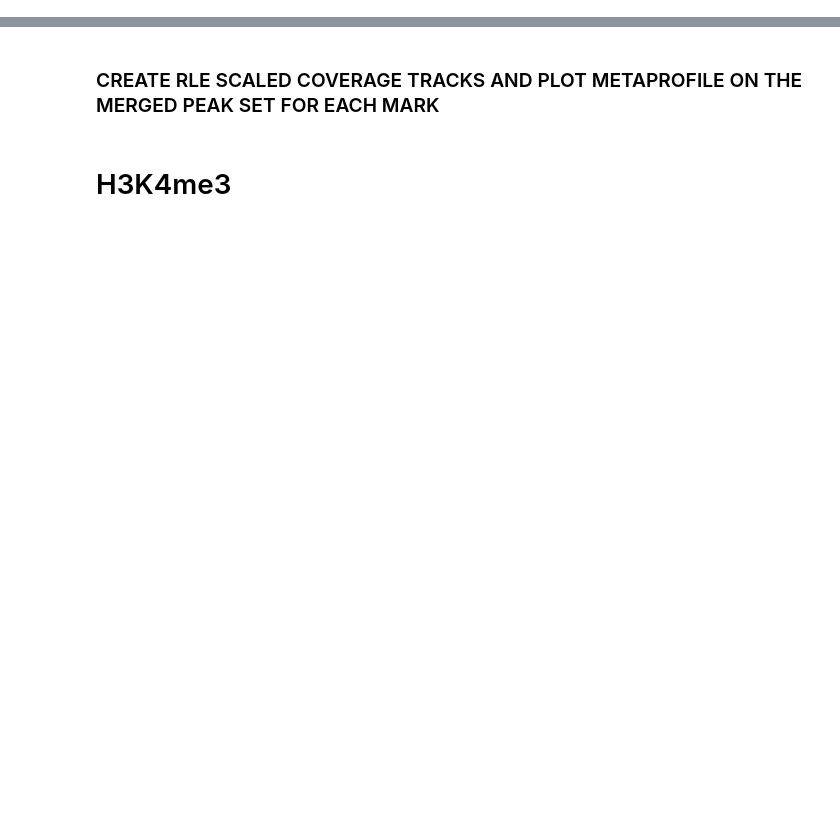
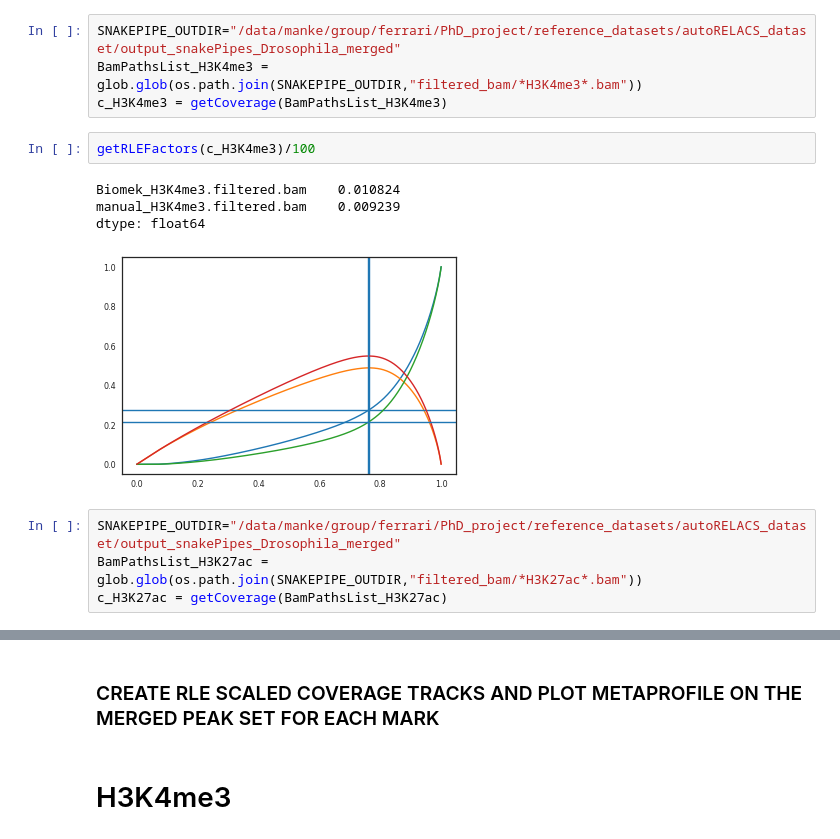
Before and after one commit to FrancescoFerrari88/AutoRELACS, a Jupyter notebook: figure_2/notebooks/2b_metaprofiles.ipynb, the cells around one changed output, grey strips where cells are left out. Cells and saved outputs as stored; diff of their text form; blank space fills up the shorter version.

```diff
--- a/figure_2/notebooks/2b_metaprofiles.ipynb
+++ b/figure_2/notebooks/2b_metaprofiles.ipynb
@@ -139,0 +77,15 @@ dtype: float64
+# %%
+SNAKEPIPE_OUTDIR="/data/manke/group/ferrari/PhD_project/reference_datasets/autoRELACS_dataset/output_snakePipes_Drosophila_merged"
+BamPathsList_H3K4me3 = glob.glob(os.path.join(SNAKEPIPE_OUTDIR,"filtered_bam/*H3K4me3*.bam"))
+c_H3K4me3 = getCoverage(BamPathsList_H3K4me3)
+# %%
+getRLEFactors(c_H3K4me3)/100
+# %% [output]
+Biomek_H3K4me3.filtered.bam    0.010824
+manual_H3K4me3.filtered.bam    0.009239
+dtype: float64
+[figure, added]
+# %%
+SNAKEPIPE_OUTDIR="/data/manke/group/ferrari/PhD_project/reference_datasets/autoRELACS_dataset/output_snakePipes_Drosophila_merged"
+BamPathsList_H3K27ac = glob.glob(os.path.join(SNAKEPIPE_OUTDIR,"filtered_bam/*H3K27ac*.bam"))
+c_H3K27ac = getCoverage(BamPathsList_H3K27ac)
```
Also changed, not shown: parts of 19 cells of this notebook, 5 other files.
